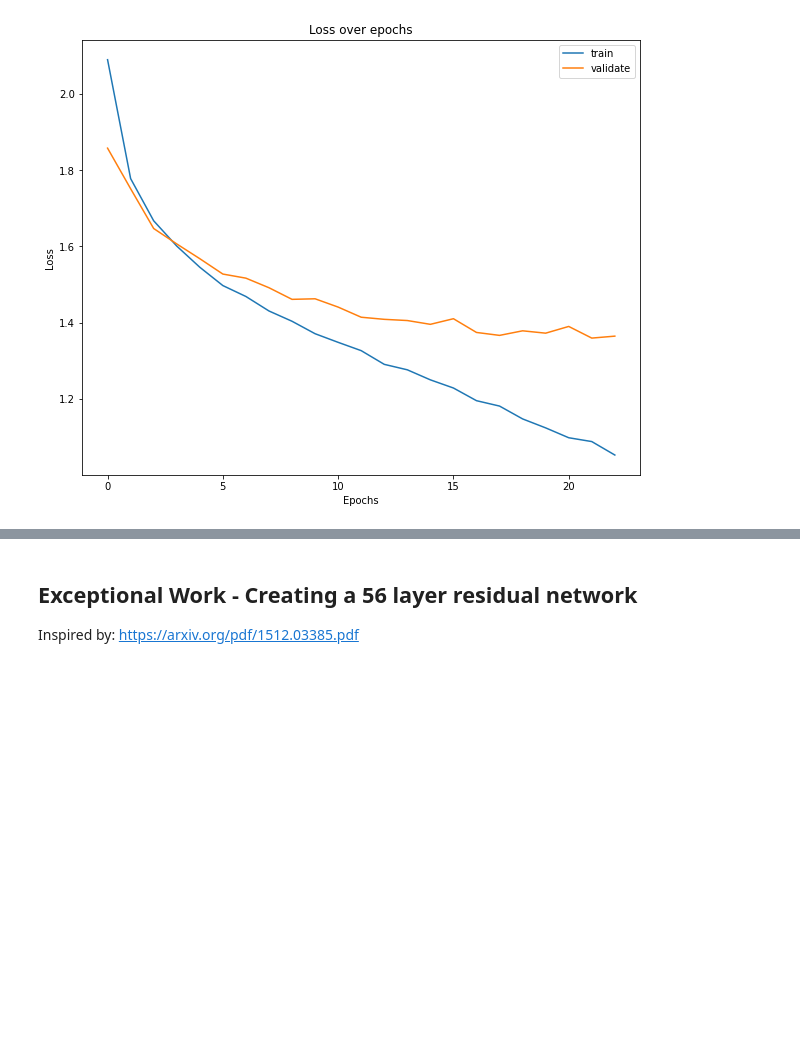
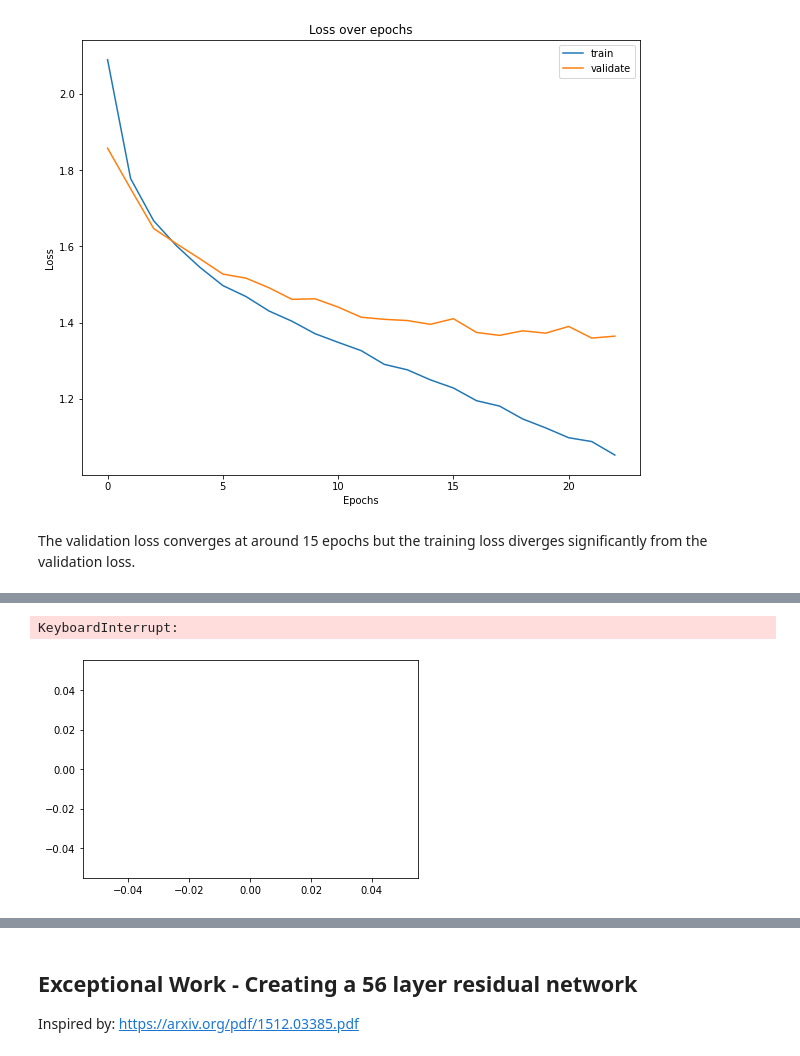
Before and after one commit to saakethkoka/ML-Lab6-CNN, a Jupyter notebook: main.ipynb, the cells around one changed output, grey strips where cells are left out. Drawn from its saved outputs; the diff is of its cells as text; code cells hidden in the pictures; blank space fills up the shorter version.

```diff
--- a/main.ipynb
+++ b/main.ipynb
@@ -393,3 +410,49 @@ Epoch 23/23
 plot_history(history_mpl)
 # %% [output]
 [figure]
+# %% [markdown]
+The validation loss converges at around 15 epochs but the training loss diverges significantly from the validation loss.
+# %%
+# Calcaulte AUC for each class:
+from sklearn.metrics import roc_curve, auc
+from sklearn.preprocessing import label_binarize
+def average_auc(model):
+    global y_val
+    global X_val
+    y_pred = model.predict(X_val)
+    y_pred = np.argmax(y_pred, axis=1)
+
+    # compute the AUC score for each class with One Vs Rest:
+    y_val_one_hot = label_binarize(y_val, classes=[0, 1, 2, 3, 4, 5, 6, 7, 8, 9])
+    y_pred_one_hot = label_binarize(y_pred, classes=[0, 1, 2, 3, 4, 5, 6, 7, 8, 9])
+
+
+    sum = 0
+
+    for i in range(10):
+        fpr, tpr, trash = roc_curve(y_val_one_hot[:, i], y_pred_one_hot[:, i])
+        sum += auc(fpr, tpr)
+
+    return sum/10
+
+def plot_roc(model):
+    #plot ROC curve for each class without OneHotEncoding:
+    global y_val
+    global X_val
+    y_pred = model.predict(X_val)
+    y_pred = np.argmax(y_pred, axis=1)
+
+    for i in range(10):
+
+        # make a new NP array which is 1 if the class is the current class and 0 otherwise:
+        y_val_one
+
+
+
+        fpr, tpr, trash = roc_curve(y_val_one_class, y_pred)
+        auc_score = auc(fpr, tpr)
+        plt.plot(fpr, tpr, label='class {} (area = {:.2f})'.format(i, auc_score))
+
+
+plot_roc(model2_5)
+# %% [output]
@@ -395,0 +464,2 @@ plot_history(history_mpl)
+KeyboardInterrupt:
+[figure, added]
```
Also changed, not shown: parts of 12 cells of this notebook.
